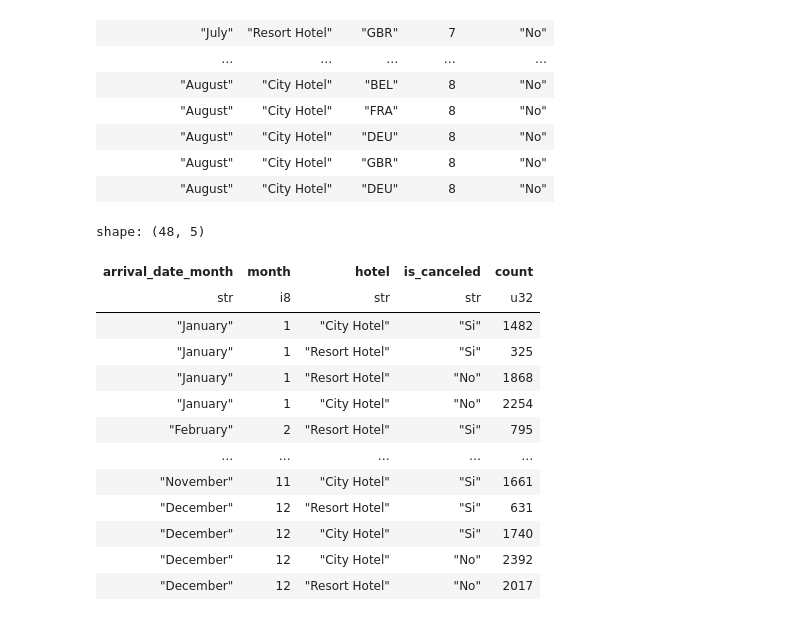
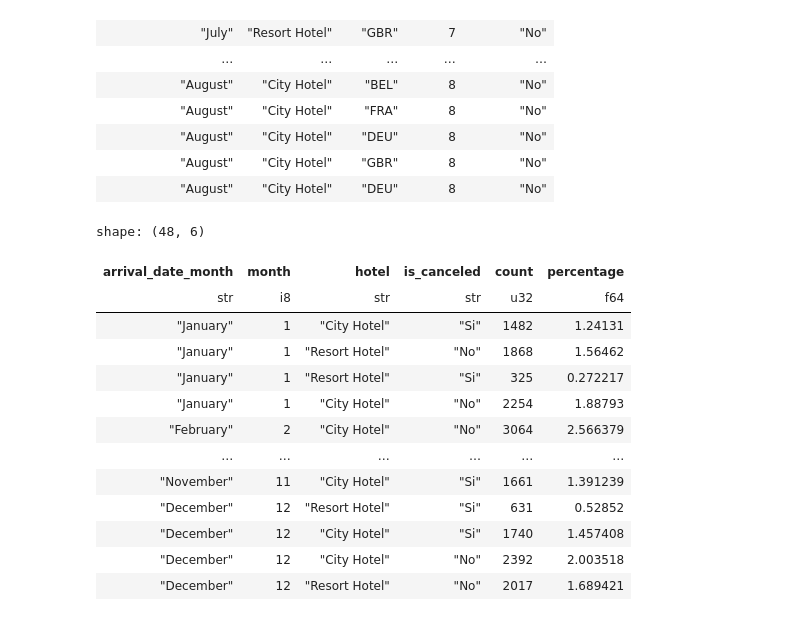
Before and after one commit to CarMoreno/carmoreno.github.io, a Jupyter notebook: _notebooks/2025-05-11-Data-storytelling-datos-hotel-ploty-python.ipynb, the cells around one changed output. Drawn from its saved outputs; the diff is of its cells as text; code cells hidden in the pictures.

Commit message:
[carlosm] Initial version of the full article for the hotels data storytelling

```diff
--- a/_notebooks/2025-05-11-Data-storytelling-datos-hotel-ploty-python.ipynb
+++ b/_notebooks/2025-05-11-Data-storytelling-datos-hotel-ploty-python.ipynb
@@ -227,24 +235,26 @@ shape: (119_390, 5)
 # %%
 reservas_canceladas_por_mes = (
     reservas_canceladas
         .group_by("arrival_date_month", "month", "hotel", "is_canceled")
         .agg(pl.col("country").count())
         .rename({"country": "count"})
         .sort(by="month")
+).with_columns(
+    percentage=(pl.col("count") / pl.col("count").sum()) * 100
 )
 reservas_canceladas_por_mes
 # %% [output]
-shape: (48, 5)
+shape: (48, 6)
-| arrival_date_month | month | hotel | is_canceled | count |
-| str | i8 | str | str | u32 |
-| "January" | 1 | "City Hotel" | "Si" | 1482 |
-| "January" | 1 | "Resort Hotel" | "Si" | 325 |
-| "January" | 1 | "Resort Hotel" | "No" | 1868 |
-| "January" | 1 | "City Hotel" | "No" | 2254 |
-| "February" | 2 | "Resort Hotel" | "Si" | 795 |
-| … | … | … | … | … |
-| "November" | 11 | "City Hotel" | "Si" | 1661 |
-| "December" | 12 | "Resort Hotel" | "Si" | 631 |
-| "December" | 12 | "City Hotel" | "Si" | 1740 |
-| "December" | 12 | "City Hotel" | "No" | 2392 |
-| "December" | 12 | "Resort Hotel" | "No" | 2017 |
+| arrival_date_month | month | hotel | is_canceled | count | percentage |
+| str | i8 | str | str | u32 | f64 |
+| "January" | 1 | "City Hotel" | "Si" | 1482 | 1.24131 |
+| "January" | 1 | "Resort Hotel" | "No" | 1868 | 1.56462 |
+| "January" | 1 | "Resort Hotel" | "Si" | 325 | 0.272217 |
+| "January" | 1 | "City Hotel" | "No" | 2254 | 1.88793 |
+| "February" | 2 | "City Hotel" | "No" | 3064 | 2.566379 |
+| … | … | … | … | … | … |
+| "November" | 11 | "City Hotel" | "Si" | 1661 | 1.391239 |
+| "December" | 12 | "Resort Hotel" | "Si" | 631 | 0.52852 |
+| "December" | 12 | "City Hotel" | "Si" | 1740 | 1.457408 |
+| "December" | 12 | "City Hotel" | "No" | 2392 | 2.003518 |
+| "December" | 12 | "Resort Hotel" | "No" | 2017 | 1.689421 |
```
Also changed, not shown: parts of 24 cells of this notebook, 7 other files.
